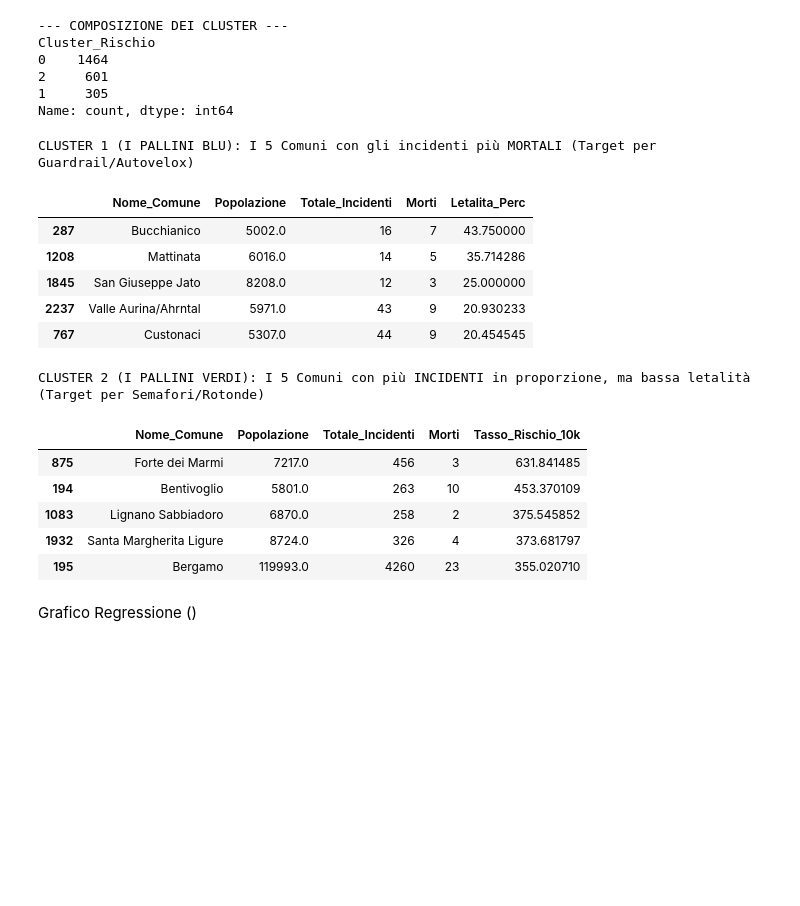
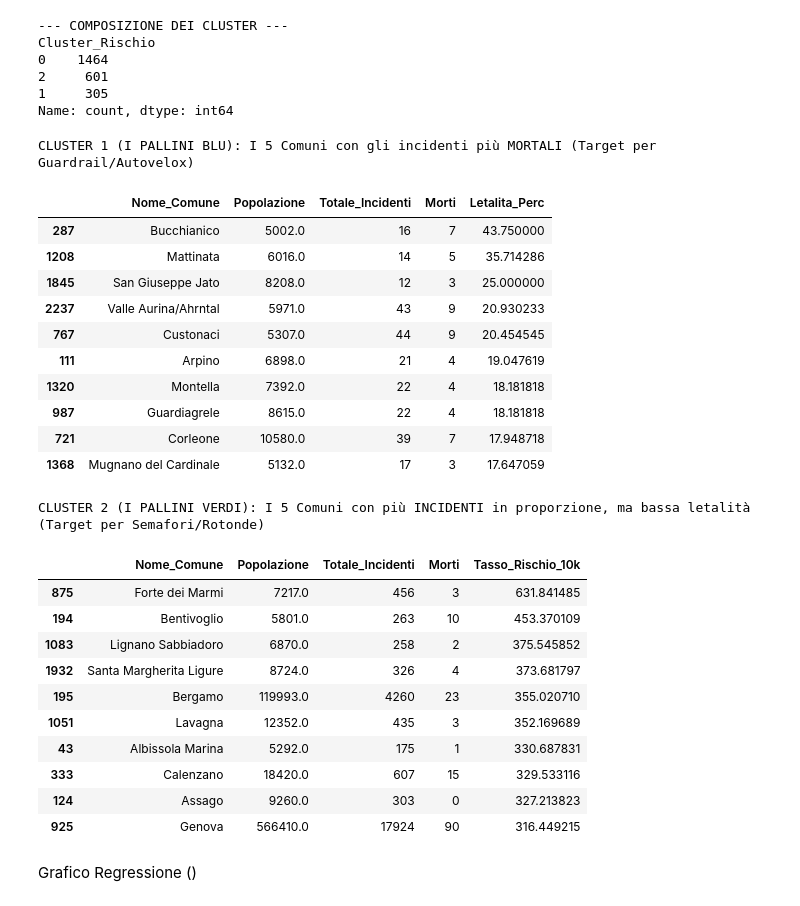
Before and after one commit to giuliotarantola-creator/FINALPROJECT_DATA_GIULIO_TARANTOLA, a Jupyter notebook: 02_Scripts_and_Notebooks/Notebooks/03_Machine_Learning.ipynb, the cells around one changed output. Drawn from its saved outputs; the diff is of its cells as text; code cells hidden in the pictures; blank space fills up the shorter version.

```diff
--- a/02_Scripts_and_Notebooks/Notebooks/03_Machine_Learning.ipynb
+++ b/02_Scripts_and_Notebooks/Notebooks/03_Machine_Learning.ipynb
@@ -112,24 +112,29 @@ Name: count, dtype: int64
 # %%
 # Voglio verificare i peggiori dei nomi dei comuni italiani che appartengono sia al gruppo
 # Blu sia qiello Verde.
 
 # Isolo il Cluster 1 (Blu - Alta Letalità)
 cluster_blu_letale = df_cluster[df_cluster['Cluster_Rischio'] == 1].sort_values(by='Letalita_Perc', ascending=False)
 print("CLUSTER 1 (I PALLINI BLU): I 5 Comuni con gli incidenti più MORTALI (Target per Guardrail/Autovelox)")
-display(cluster_blu_letale[['Nome_Comune', 'Popolazione', 'Totale_Incidenti', 'Morti', 'Letalita_Perc']].head(5))
+display(cluster_blu_letale[['Nome_Comune', 'Popolazione', 'Totale_Incidenti', 'Morti', 'Letalita_Perc']].head(10))
 
 # Isolo il Cluster 2 (Verde - Caos e Tamponamenti)
 cluster_verde_caos = df_cluster[df_cluster['Cluster_Rischio'] == 2].sort_values(by='Tasso_Rischio_10k', ascending=False)
 print("CLUSTER 2 (I PALLINI VERDI): I 5 Comuni con più INCIDENTI in proporzione, ma bassa letalità (Target per Semafori/Rotonde)")
-display(cluster_verde_caos[['Nome_Comune', 'Popolazione', 'Totale_Incidenti', 'Morti', 'Tasso_Rischio_10k']].head(5))
+display(cluster_verde_caos[['Nome_Comune', 'Popolazione', 'Totale_Incidenti', 'Morti', 'Tasso_Rischio_10k']].head(10))
 # %% [output]
 CLUSTER 1 (I PALLINI BLU): I 5 Comuni con gli incidenti più MORTALI (Target per Guardrail/Autovelox)
 |  | Nome_Comune | Popolazione | Totale_Incidenti | Morti | Letalita_Perc |
 | 287 | Bucchianico | 5002.0 | 16 | 7 | 43.750000 |
 | 1208 | Mattinata | 6016.0 | 14 | 5 | 35.714286 |
 | 1845 | San Giuseppe Jato | 8208.0 | 12 | 3 | 25.000000 |
 | 2237 | Valle Aurina/Ahrntal | 5971.0 | 43 | 9 | 20.930233 |
 | 767 | Custonaci | 5307.0 | 44 | 9 | 20.454545 |
+| 111 | Arpino | 6898.0 | 21 | 4 | 19.047619 |
+| 1320 | Montella | 7392.0 | 22 | 4 | 18.181818 |
+| 987 | Guardiagrele | 8615.0 | 22 | 4 | 18.181818 |
+| 721 | Corleone | 10580.0 | 39 | 7 | 17.948718 |
+| 1368 | Mugnano del Cardinale | 5132.0 | 17 | 3 | 17.647059 |
 CLUSTER 2 (I PALLINI VERDI): I 5 Comuni con più INCIDENTI in proporzione, ma bassa letalità (Target per Semafori/Rotonde)
 |  | Nome_Comune | Popolazione | Totale_Incidenti | Morti | Tasso_Rischio_10k |
 | 875 | Forte dei Marmi | 7217.0 | 456 | 3 | 631.841485 |
@@ -137,6 +142,11 @@ CLUSTER 2 (I PALLINI VERDI): I 5 Comuni con più INCIDENTI in proporzione, ma ba
 | 1083 | Lignano Sabbiadoro | 6870.0 | 258 | 2 | 375.545852 |
 | 1932 | Santa Margherita Ligure | 8724.0 | 326 | 4 | 373.681797 |
 | 195 | Bergamo | 119993.0 | 4260 | 23 | 355.020710 |
+| 1051 | Lavagna | 12352.0 | 435 | 3 | 352.169689 |
+| 43 | Albissola Marina | 5292.0 | 175 | 1 | 330.687831 |
+| 333 | Calenzano | 18420.0 | 607 | 15 | 329.533116 |
+| 124 | Assago | 9260.0 | 303 | 0 | 327.213823 |
+| 925 | Genova | 566410.0 | 17924 | 90 | 316.449215 |
 # %%
 # Non mi piace comunque il risultato del gruppo 1 perchè escono comuni con poca popolazione,
 # quindi non so quanto senso abbia fare investimenti in comuni cosi piccoli visto che comunque immagino
```
Also changed, not shown: parts of 1 cell of this notebook, 2 other files.
